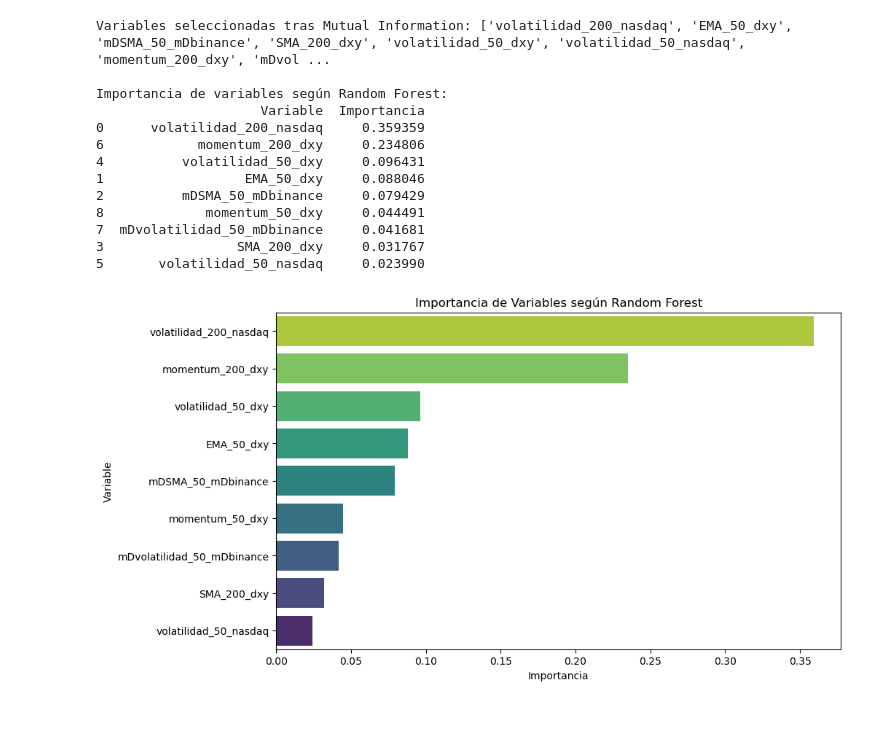
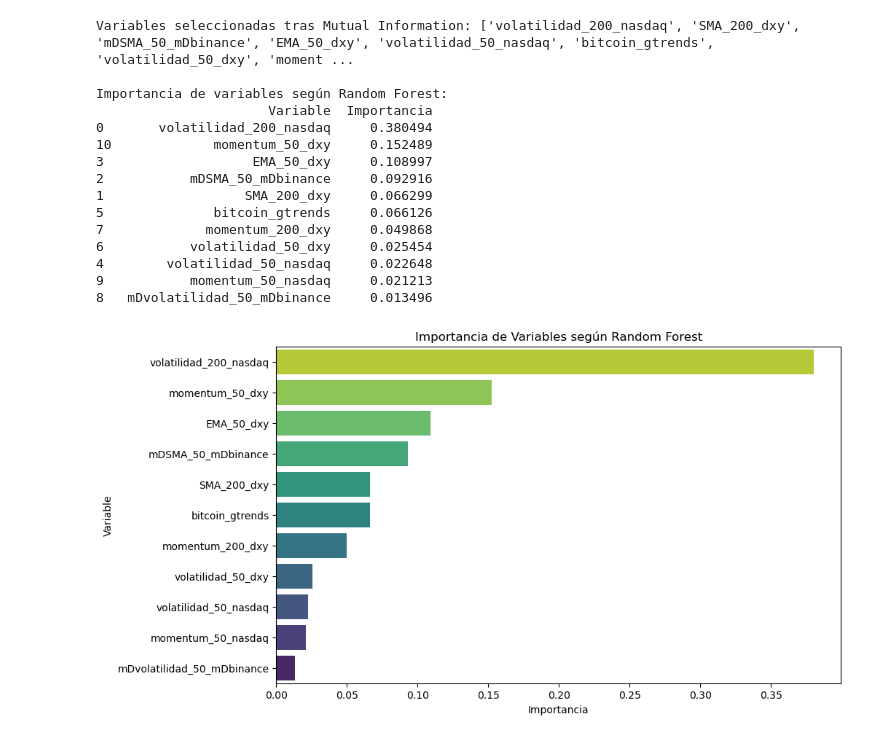
Before and after one commit to rosagomezzgil/c2425-R6, a Jupyter notebook: src/analisis/eliminacion de variables.ipynb, the cells around one changed output. Saved outputs shown, nothing was run; the diff lists cells and outputs as text; code cells hidden in the pictures.

```diff
--- a/src/analisis/eliminacion de variables.ipynb
+++ b/src/analisis/eliminacion de variables.ipynb
@@ -1,11 +10,9 @@
 # %%
-import seaborn as sns
-import matplotlib.pyplot as plt
-import pandas as pd
-
 # Cargar los datos
 csv_file_path = r"../../data/limpieza/cleaned_data.csv"
-df = pd.read_csv(csv_file_path)
+df_timestamp = pd.read_csv(csv_file_path)
+
+df = df_timestamp.drop('timestamp', axis=1)
 
 # Calcular la correlación con las variables objetivo
 corr_target = df.corr()[['pct_cambio_7d', 'tendencia_futura_7d', 'pct_cambio_30d', 'tendencia_futura_30d']].sort_values(by='pct_cambio_7d', ascending=False)
@@ -135,14 +137,6 @@ df_respuesta_7d.to_csv("C:\\Users\\vegag\\OneDrive\\datos\\segundo\\2ndo cuatri\
 # para identificar las características más relevantes para predecir el cambio porcentual de 30 días ('pct_cambio_30d').
 # Luego, utilizaremos un modelo de RandomForestRegressor para confirmar la importancia de las variables seleccionadas.
 # Finalmente, visualizaremos las importancias de las variables seleccionadas a través de un gráfico de barras.
-
-from sklearn.model_selection import cross_val_score
-from sklearn.feature_selection import SelectKBest, mutual_info_regression
-from sklearn.ensemble import RandomForestRegressor
-import numpy as np
-import pandas as pd
-import matplotlib.pyplot as plt
-import seaborn as sns
 
 # 🔹 Definir la variable objetivo
 target_30d = "pct_cambio_30d"
@@ -194,47 +188,46 @@ umbral = mi_df["MI_Score"].mean()
 # las puntuaciones de información mutua, lo que puede ser útil para tendencias a más largo plazo.
 
 selected_features = mi_df[mi_df["MI_Score"] > umbral]["Variable"].tolist()
 print(f"Variables seleccionadas tras Mutual Information: {selected_features}")
 
 ### 📌 PASO 2: CONFIRMAR IMPORTANCIA CON RANDOM FOREST ###
 rf = RandomForestRegressor(n_estimators=200, random_state=42)
 rf.fit(X_30d[selected_features], y_30d)
 
 # Obtener importancia de variables
 importances = rf.feature_importances_
 importance_df = pd.DataFrame({"Variable": selected_features, "Importancia": importances})
 importance_df = importance_df.sort_values(by="Importancia", ascending=False)
 
 print("\nImportancia de variables según Random Forest:")
 print(importance_df)
 
-import seaborn as sns
-import matplotlib.pyplot as plt
-
 # Ordenar el DataFrame de importancia
 importance_df = importance_df.sort_values(by="Importancia", ascending=True)
 
 # Crear la gráfica de barras
 plt.figure(figsize=(10, 6))
-sns.barplot(x="Importancia", y="Variable", data=importance_df, palette="viridis")
+sns.barplot(x="Importancia", y="Variable", data=importance_df, hue="Variable", palette="viridis", legend=False)
 plt.title("Importancia de Variables según Random Forest")
 plt.xlabel("Importancia")
 plt.ylabel("Variable")
 plt.gca().invert_yaxis()
 plt.show()
 # %% [output]
-Variables seleccionadas tras Mutual Information: ['volatilidad_200_nasdaq', 'EMA_50_dxy', 'mDSMA_50_mDbinance', 'SMA_200_dxy', 'volatilidad_50_dxy', 'volatilidad_50_nasdaq', 'momentum_200_dxy', 'mDvol ...
+Variables seleccionadas tras Mutual Information: ['volatilidad_200_nasdaq', 'SMA_200_dxy', 'mDSMA_50_mDbinance', 'EMA_50_dxy', 'volatilidad_50_nasdaq', 'bitcoin_gtrends', 'volatilidad_50_dxy', 'moment ...
 
 Importancia de variables según Random Forest:
-                     Variable  Importancia
-0      volatilidad_200_nasdaq     0.359359
-6            momentum_200_dxy     0.234806
-4          volatilidad_50_dxy     0.096431
-1                  EMA_50_dxy     0.088046
-2          mDSMA_50_mDbinance     0.079429
-8             momentum_50_dxy     0.044491
-7  mDvolatilidad_50_mDbinance     0.041681
-3                 SMA_200_dxy     0.031767
-5       volatilidad_50_nasdaq     0.023990
+                      Variable  Importancia
+0       volatilidad_200_nasdaq     0.380494
+10             momentum_50_dxy     0.152489
+3                   EMA_50_dxy     0.108997
+2           mDSMA_50_mDbinance     0.092916
+1                  SMA_200_dxy     0.066299
+5              bitcoin_gtrends     0.066126
+7             momentum_200_dxy     0.049868
+6           volatilidad_50_dxy     0.025454
+4        volatilidad_50_nasdaq     0.022648
+9           momentum_50_nasdaq     0.021213
+8   mDvolatilidad_50_mDbinance     0.013496
-[figure, old version]
+[figure, new version]
 # %%
```
Also changed, not shown: parts of 5 cells of this notebook, 32 other files.
